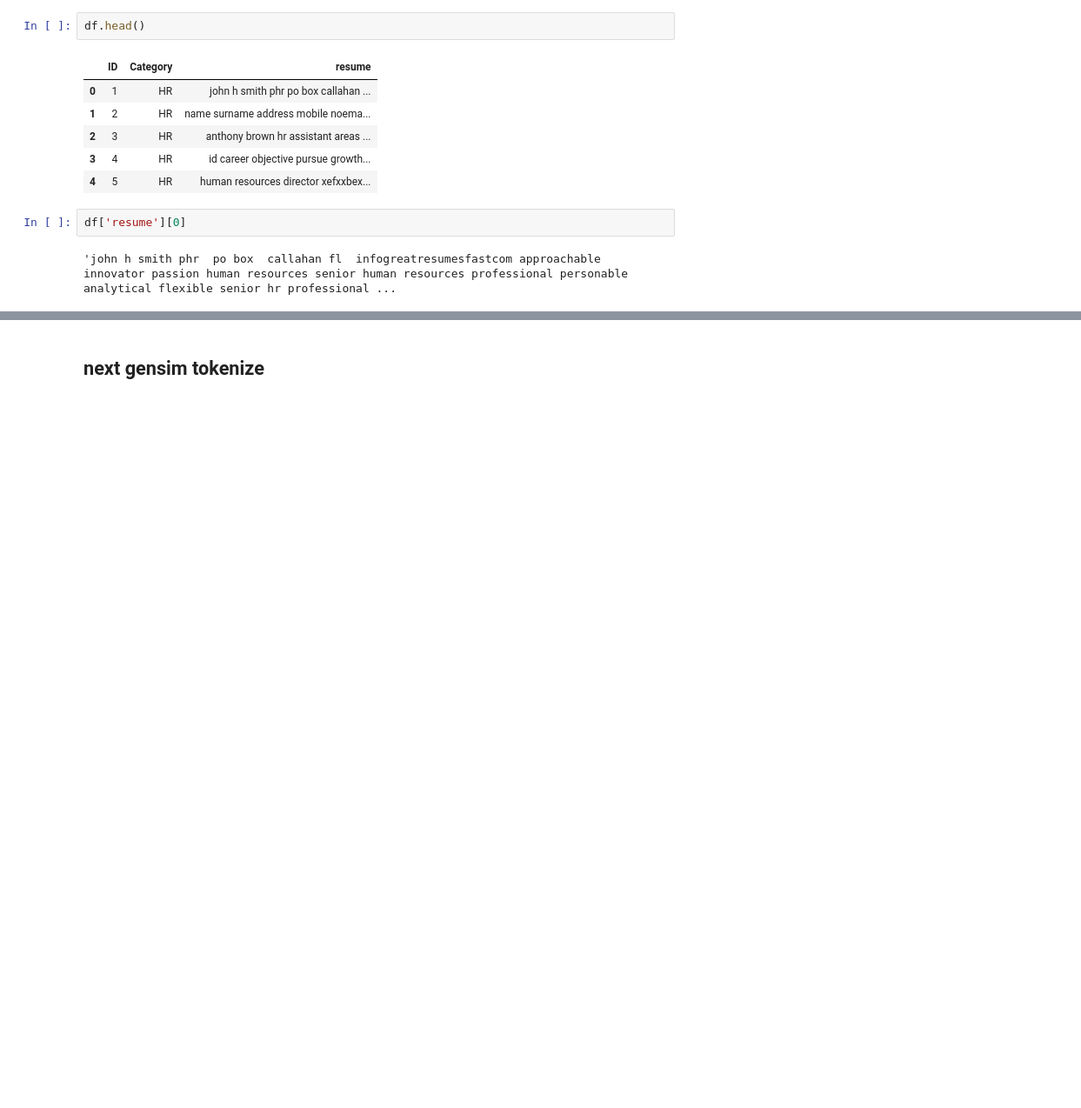
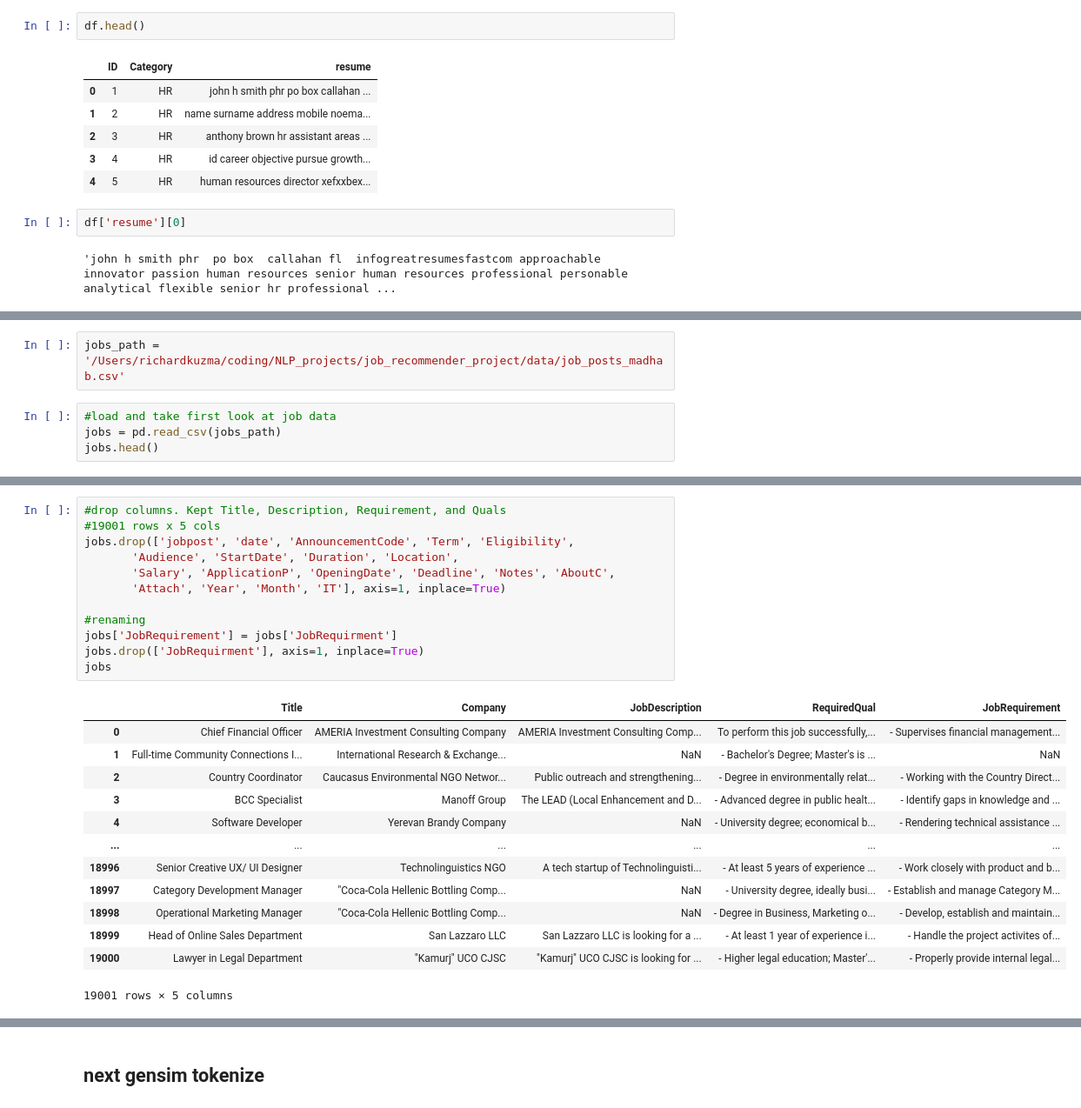
Before and after one commit to rskuzma/NLP_projects, a Jupyter notebook: job_recommender_project/cleaning_data.ipynb, the cells around one changed output, grey strips where cells are left out. Shown: that part at 87% size. Cells and saved outputs as stored; diff of their text form; blank space fills up the shorter version.

```diff
--- a/job_recommender_project/cleaning_data.ipynb
+++ b/job_recommender_project/cleaning_data.ipynb
@@ -156,0 +177,6 @@ df['resume'][0]
+# %%
+jobs_path = '/Users/richardkuzma/coding/NLP_projects/job_recommender_project/data/job_posts_madhab.csv'
+# %%
+#load and take first look at job data
+jobs = pd.read_csv(jobs_path)
+jobs.head()
@@ -156,0 +201,26 @@ df['resume'][0]
+# %%
+#drop columns. Kept Title, Description, Requirement, and Quals
+#19001 rows x 5 cols
+jobs.drop(['jobpost', 'date', 'AnnouncementCode', 'Term', 'Eligibility',
+       'Audience', 'StartDate', 'Duration', 'Location',
+       'Salary', 'ApplicationP', 'OpeningDate', 'Deadline', 'Notes', 'AboutC',
+       'Attach', 'Year', 'Month', 'IT'], axis=1, inplace=True)
+
+#renaming
+jobs['JobRequirement'] = jobs['JobRequirment']
+jobs.drop(['JobRequirment'], axis=1, inplace=True)
+jobs
+# %% [output]
+|  | Title | Company | JobDescription | RequiredQual | JobRequirement |
+| 0 | Chief Financial Officer | AMERIA Investment Consulting Company | AMERIA Investment Consulting Comp... | To perform this job successfully,... | - Supervises financial management... |
+| 1 | Full-time Community Connections I... | International Research & Exchange... | NaN | - Bachelor's Degree; Master's is ... | NaN |
+| 2 | Country Coordinator | Caucasus Environmental NGO Networ... | Public outreach and strengthening... | - Degree in environmentally relat... | - Working with the Country Direct... |
+| 3 | BCC Specialist | Manoff Group | The LEAD (Local Enhancement and D... | - Advanced degree in public healt... | - Identify gaps in knowledge and ... |
+| 4 | Software Developer | Yerevan Brandy Company | NaN | - University degree; economical b... | - Rendering technical assistance ... |
+| ... | ... | ... | ... | ... | ... |
+| 18996 | Senior Creative UX/ UI Designer | Technolinguistics NGO | A tech startup of Technolinguisti... | - At least 5 years of experience ... | - Work closely with product and b... |
+| 18997 | Category Development Manager | "Coca-Cola Hellenic Bottling Comp... | NaN | - University degree, ideally busi... | - Establish and manage Category M... |
+| 18998 | Operational Marketing Manager | "Coca-Cola Hellenic Bottling Comp... | NaN | - Degree in Business, Marketing o... | - Develop, establish and maintain... |
+| 18999 | Head of Online Sales Department | San Lazzaro LLC | San Lazzaro LLC is looking for a ... | - At least 1 year of experience i... | - Handle the project activites of... |
+| 19000 | Lawyer in Legal Department | "Kamurj" UCO CJSC | "Kamurj" UCO CJSC is looking for ... | - Higher legal education; Master'... | - Properly provide internal legal... |
+19001 rows × 5 columns
```
Also changed, not shown: parts of 40 cells of this notebook.
